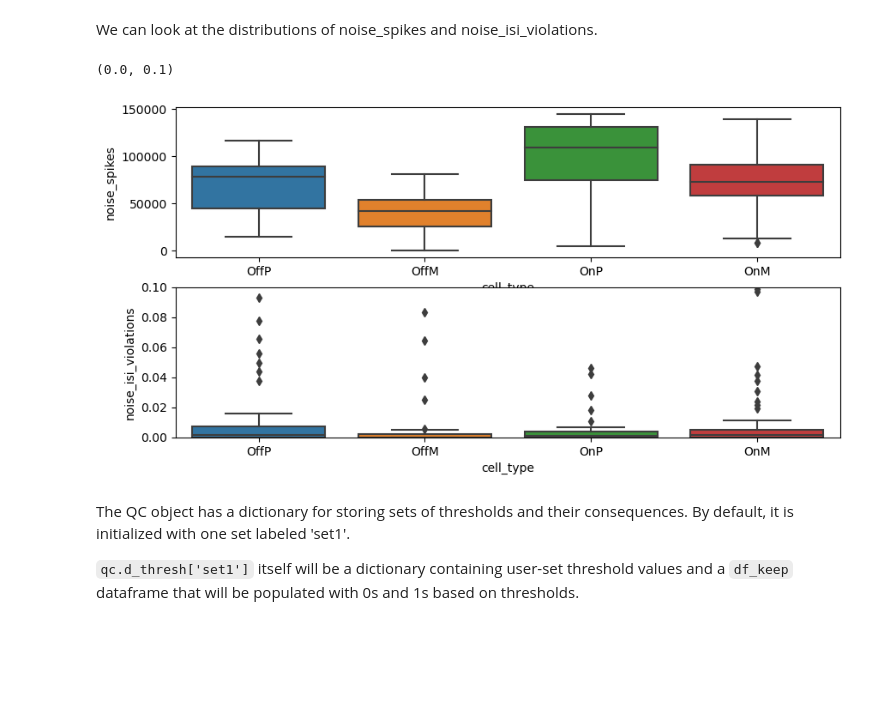
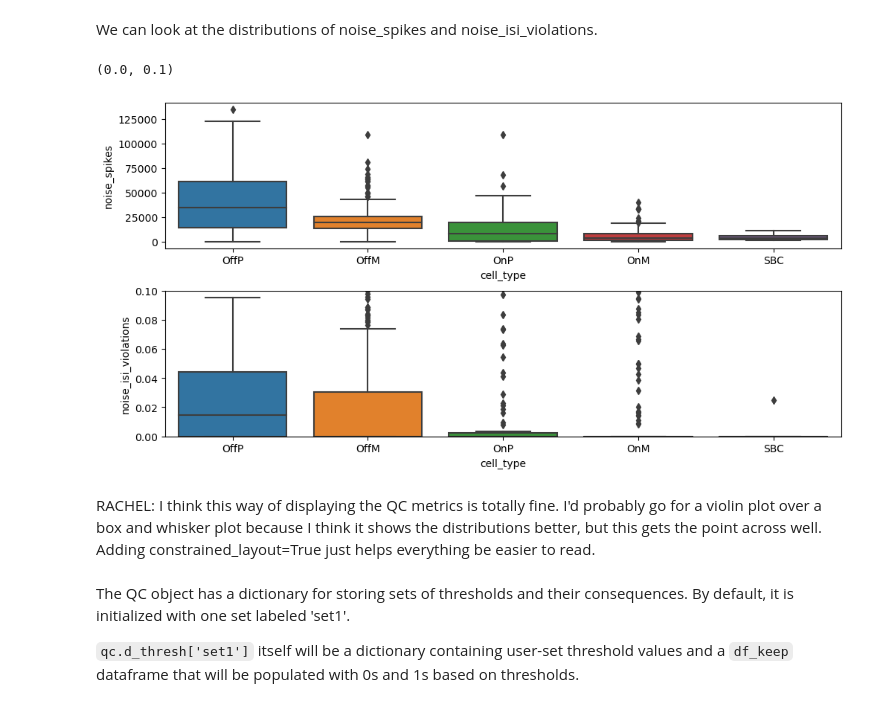
Before and after one commit to vmr160030/datajoint, a Jupyter notebook: nbs/202408_pipeline_dev.ipynb, the cells around one changed output. Saved outputs shown, nothing was run; the diff lists cells and outputs as text; code cells hidden in the pictures; blank space fills up the shorter version.

```diff
--- a/nbs/202408_pipeline_dev.ipynb
+++ b/nbs/202408_pipeline_dev.ipynb
@@ -9,18 +9,18 @@ import meaqc
 # %% [markdown]
 Here I am loading a dataset from my SSD. Feel free to load this same one from the NAS array or any different one.
 # %%
-str_experiment = '20240717C'
+str_experiment = '20240326C'
 d_meta = {'str_experiment': str_experiment,
-          'str_protocol': 'PresentJitterImages',
-          'str_algo': 'kilosort2.5',
-          'paramsfile': '/Volumes/Vyom MEA/analysis/20240717C/chunk3/kilosort2.5/kilosort2.5.params',
-          'dataset_name': 'kilosort2.5',
-          'str_classification': '/Volumes/Vyom MEA/analysis/20240717C/chunk3/kilosort2.5/vr_kilosort2.5.classification.txt',
-          'ls_RGC_labels': ['OffP', 'OffM', 'OnP', 'OnM'],
-          'str_chunk': 'chunk3',
-          'ls_filenames': ['data014', 'data015', 'data016', 'data017'],
-          'ls_noise_filenames': ['data012'],
-          'paramsmatfile': '/Volumes/Vyom MEA/analysis/20240717C/chunk3/kilosort2.5/kilosort2.5_params.mat'}
+          'str_protocol': 'SpatialNoise',
+          'str_algo': 'kilosort4',
+          'paramsfile': '/Volumes/data/analysis/20240326C/chunk1/kilosort4/kilosort4.params',
+          'dataset_name': 'kilosort4',
+          'str_classification': '/Volumes/data/analysis/20240326C/chunk1/kilosort4/kilosort4.classification.txt',
+          'ls_RGC_labels': ['OffP', 'OffM', 'OnP', 'OnM', 'SBC'],
+          'str_chunk': 'chunk1',
+          'ls_filenames': ['data001', 'data002'],
+          'ls_noise_filenames': ['data001', 'data002'],
+          'paramsmatfile':'/Volumes/data/analysis/20240326C/chunk1/kilosort4/kilosort4_params.mat'}
 data = so.SpikeOutputs(**d_meta)
 data.load_sta_from_params(load_ei=True, load_neurons=True, isi_bin_edges=np.linspace(0,300,601))
 # %% [output]
@@ -40,0 +44,10 @@ sp.plot_type_tcs(data);
+# %%
+
+x = np.array([])
+for i in data.vcd.main_datatable.keys():
+    try:
+        print(data.vcd.main_datatable[i]['SpikeTimes'][:10])
+    except KeyError:
+        x = np.append(x, i)
+
+print(data.vcd.main_datatable[1]['SpikeTimes'][:10])
@@ -68,15 +107,17 @@ crf_f1 and ei_corr are not populated by default currently.
 We can look at the distributions of noise_spikes and noise_isi_violations.
 # %%
 ls_params = ['noise_spikes', 'noise_isi_violations']
-f, axs = plt.subplots(2, figsize=(10,5))
+f, axs = plt.subplots(2, figsize=(10,5), constrained_layout=True) #RACHEL: added constrained_layout=True to avoid overlap of subplots
 axs = axs.flatten()
 for i, param in enumerate(ls_params):
     ax = axs[i]
     ax = qc.plot_dist_by_type(param, ax=ax)
 axs[1].set_ylim(0,0.1)
 # %% [output]
 (0.0, 0.1)
-[figure, old version]
+[figure, new version]
+# %% [markdown]
+RACHEL: I think this way of displaying the QC metrics is totally fine. I'd probably go for a violin plot over a box and whisker plot because I think it shows the distributions better, but this gets the point across well. Adding constrained_layout=True just helps everything be easier to read.
 # %% [markdown]
 The QC object has a dictionary for storing sets of thresholds and their consequences. By default, it is initialized with one set labeled 'set1'.
 
```
Also changed, not shown: parts of 24 cells of this notebook, 8 other files.
